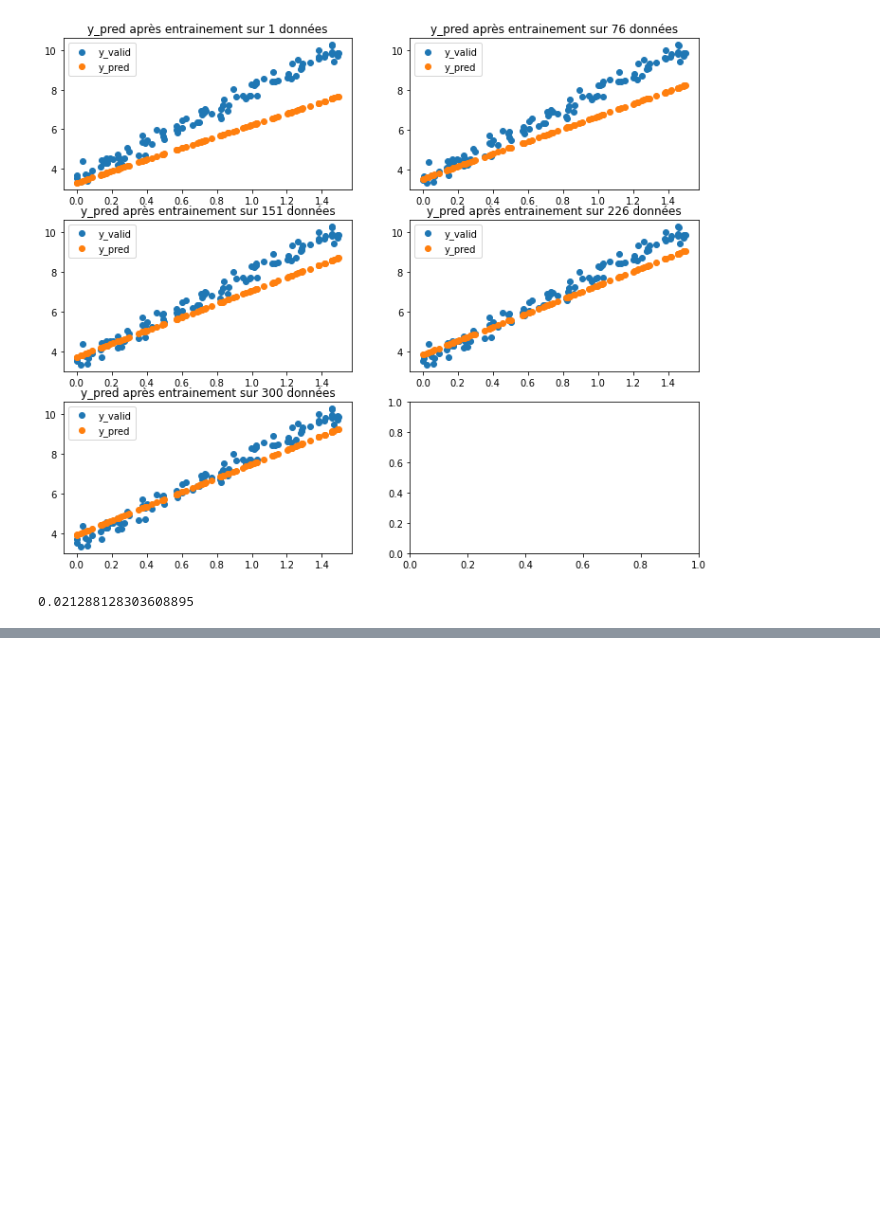
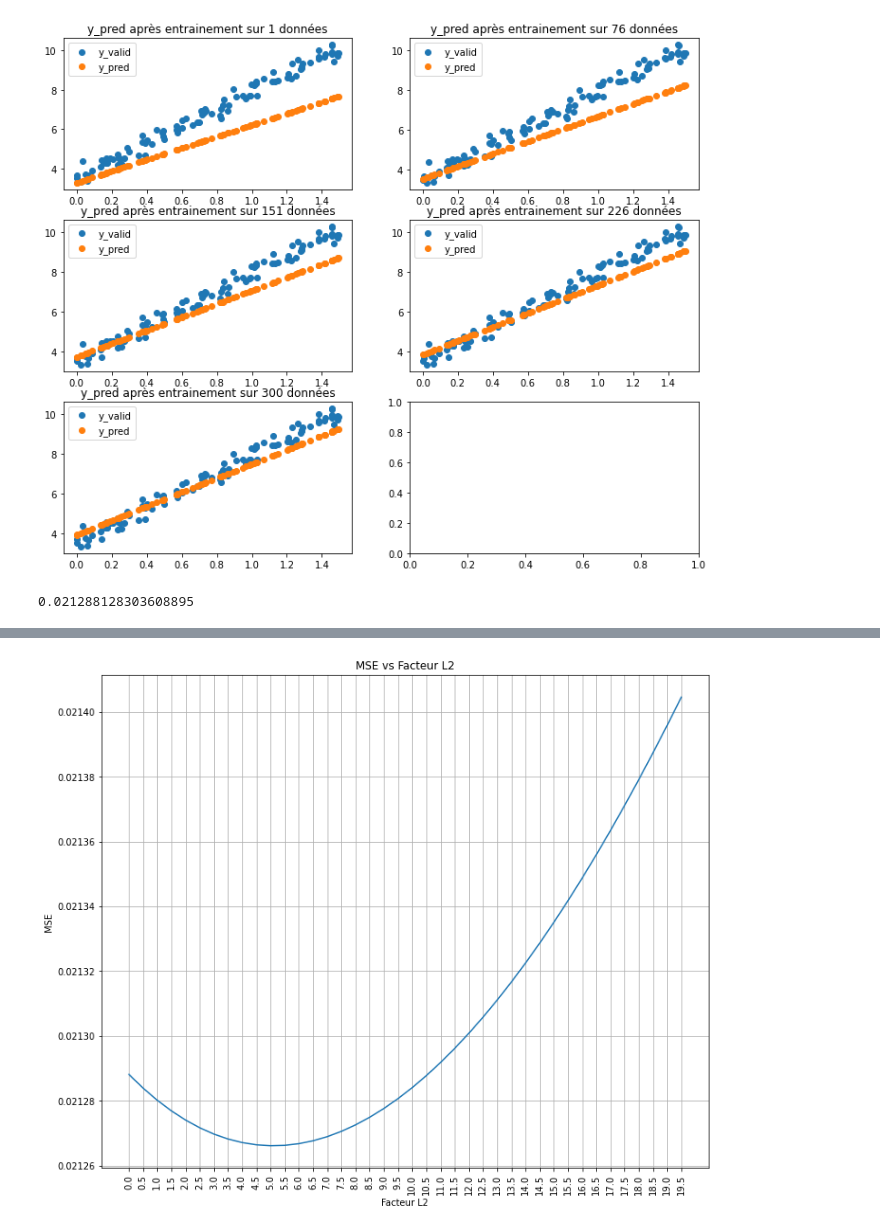
Before and after one commit to AdrienTurchini/mp1_glo7050, a Jupyter notebook: code.ipynb, the cells around one changed output, grey strips where cells are left out. Saved outputs shown, nothing was run; the diff lists cells and outputs as text; code cells hidden in the pictures; blank space fills up the shorter version.

```diff
--- a/code.ipynb
+++ b/code.ipynb
@@ -625,0 +620,10 @@ plt.show()
+# %%
+plt.title('MSE vs Facteur L2')
+plt.xlabel('Facteur L2')
+plt.ylabel('MSE')
+plt.xticks(L2_factors, rotation=90)
+plt.grid()
+plt.plot(L2_factors, mse_l2)
+plt.show()
+# %% [output]
+[figure, added]
```
Also changed, not shown: parts of 3 cells of this notebook.
